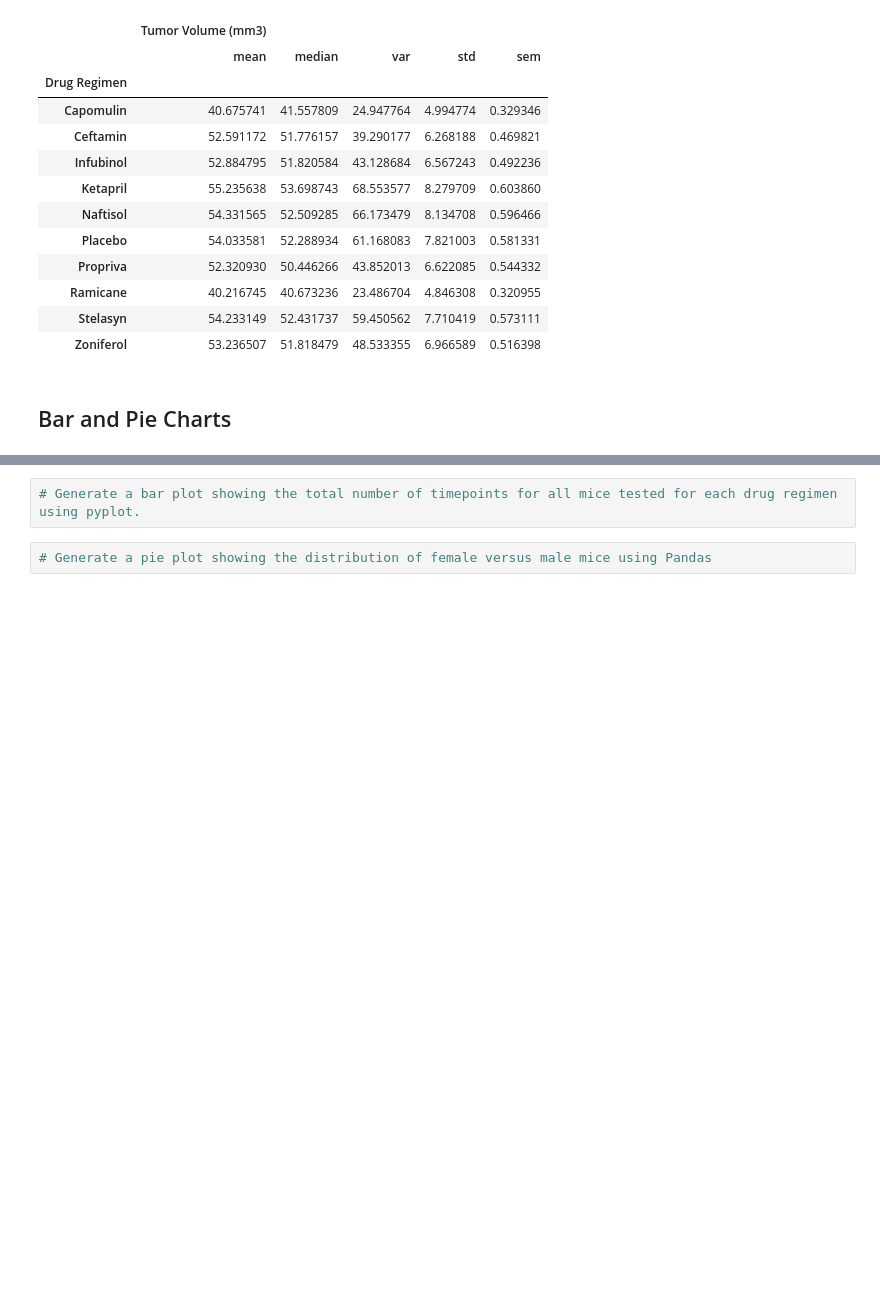
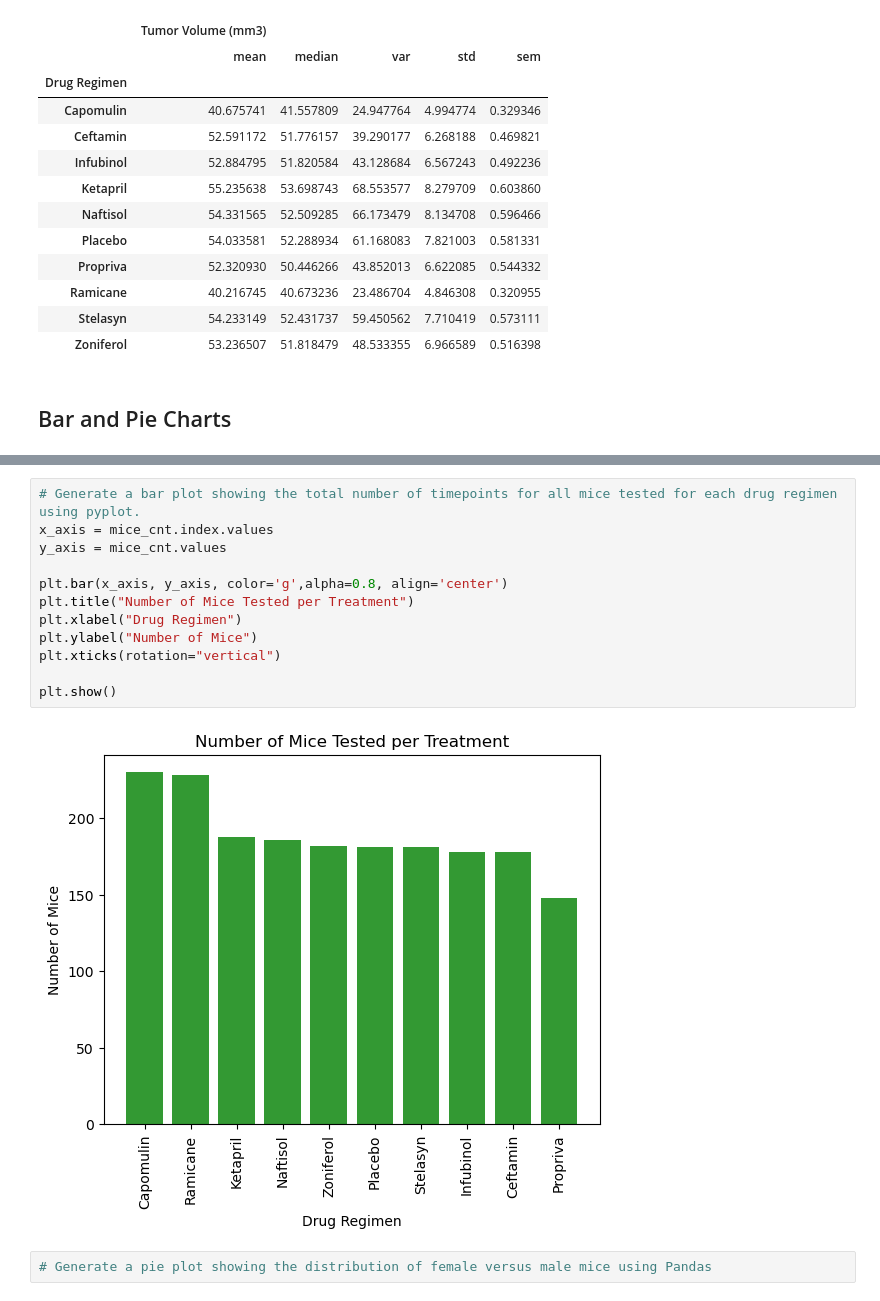
Before and after one commit to MaddiJ/Matplotlib, a Jupyter notebook: Module5/module_5_starter_code/Starter_Code/Pymaceuticals/pymaceuticals_starter.ipynb, the cells around one changed output, grey strips where cells are left out. Cells and saved outputs as stored; diff of their text form; blank space fills up the shorter version.

```diff
--- a/Module5/module_5_starter_code/Starter_Code/Pymaceuticals/pymaceuticals_starter.ipynb
+++ b/Module5/module_5_starter_code/Starter_Code/Pymaceuticals/pymaceuticals_starter.ipynb
@@ -100,5 +108,17 @@ summ_agg
 # %%
 # Generate a bar plot showing the total number of timepoints for all mice tested for each drug regimen using pyplot.
+x_axis = mice_cnt.index.values
+y_axis = mice_cnt.values
+
+plt.bar(x_axis, y_axis, color='g',alpha=0.8, align='center')
+plt.title("Number of Mice Tested per Treatment")
+plt.xlabel("Drug Regimen")
+plt.ylabel("Number of Mice")
+plt.xticks(rotation="vertical")
+
+plt.show()
+# %% [output]
+[figure, added]
 # %%
 # Generate a pie plot showing the distribution of female versus male mice using Pandas
 # %%
```
Also changed, not shown: parts of 1 cell of this notebook.
